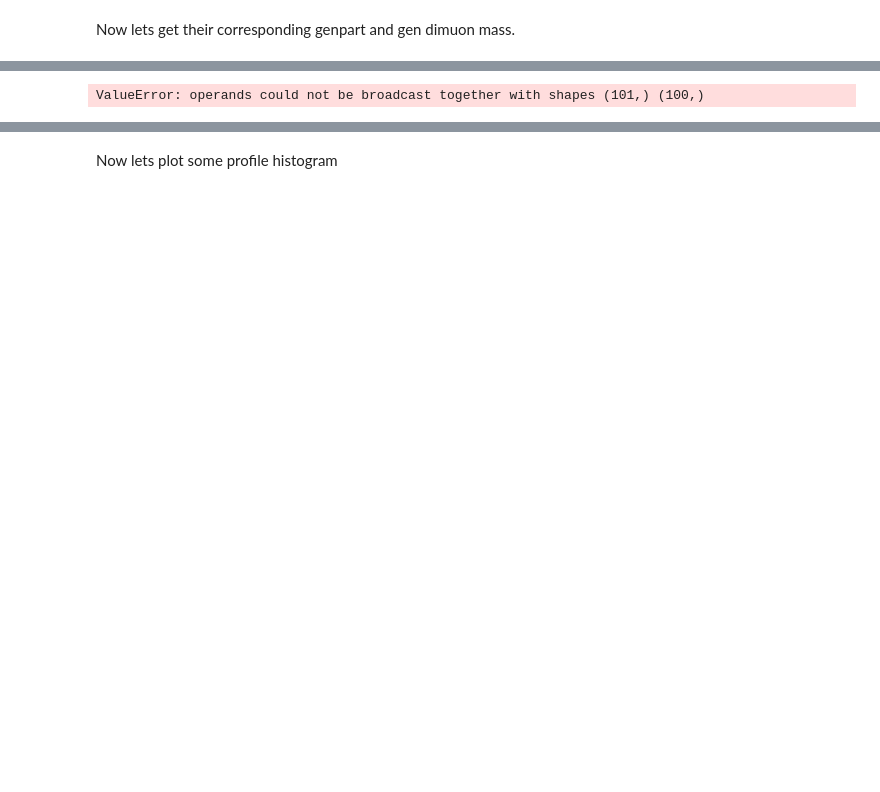
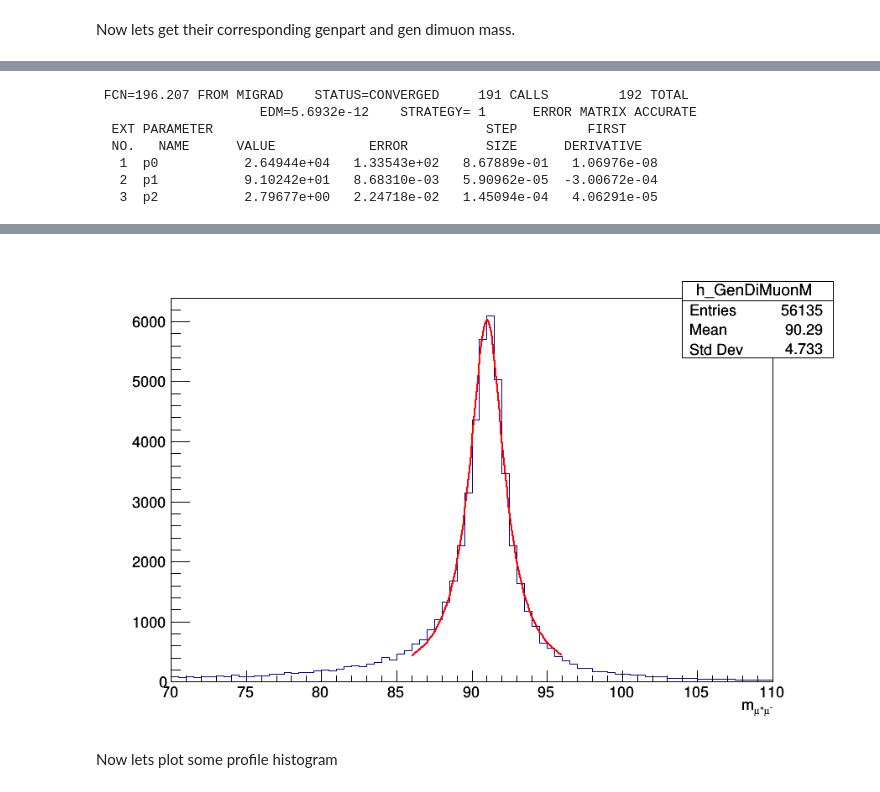
Before and after one commit to Taiantuia/MuonHATSatLPC2020, a Jupyter notebook: Exercise-2-Muon-momentum-scale-and-resolution-corrections.ipynb, the cells around one changed output, grey strips where cells are left out. Saved outputs shown, nothing was run; the diff lists cells and outputs as text; code cells hidden in the pictures; blank space fills up the shorter version.

```diff
--- a/Exercise-2-Muon-momentum-scale-and-resolution-corrections.ipynb
+++ b/Exercise-2-Muon-momentum-scale-and-resolution-corrections.ipynb
@@ -129,21 +129,23 @@ n
         128., 129., 130., 131., 132., 133., 134., 135., 136., 137., 138.,
         139., 140.], dtype=float32),
  <a list of 1 Patch objects>)
-# %%
-def relativistic_breit_wigner(x, resonance_mass, width, normalization):
-    gamma = np.sqrt(resonance_mass ** 2 * (resonance_mass ** 2 + width ** 2))
-    k = 2.0 * np.sqrt(2) * resonance_mass * width * gamma / (np.pi * np.sqrt(resonance_mass ** 2 + gamma))
-    return normalization * k / ((x ** 2 - resonance_mass ** 2) ** 2 + resonance_mass ** 2 * width ** 2)
-
-popt, pcov = curve_fit(relativistic_breit_wigner, n[1], n[0], p0=[90, 10, 1000], sigma=np.sqrt(n[0]))
-
-plt.hist(gen_dimuon_p4.mass, bins=40, range=(70, 110), label='Data')
-x = np.linspace(80, 100, 200)
-y = relativistic_breit_wigner(x, *popt)
-plt.plot(x, y, label='Fit')
-plt.xlabel('Dimuon invariant mass [GeV]')
-plt.ylabel('Number of dimuon events / 1 MeV')
-plt.legend()
-plt.show()
-# %% [output]
-ValueError: operands could not be broadcast together with shapes (101,) (100,)
+# %%
+c6 = ROOT.TCanvas("gendimuonmass","",900,600)
+h_GenDiMuonM = ROOT.TH1F("h_GenDiMuonM",";m_{#mu^{+}#mu^{-}};",80,70,110)
+for m in gen_dimuon_p4.mass:
+    h_GenDiMuonM.Fill(m)
+h_GenDiMuonM.Draw()
+c6.Draw()
+f2 = ROOT.TF1("f2", "[0]*TMath::BreitWigner(x, [1], [2])", 86., 96.);
+f2.SetParameter(1, 91.1876);
+f2.SetParameter(2, 2.4952);
+h_GenDiMuonM.Fit("f2", "", "", 86., 96.);
+c6.Draw()
+# %% [output]
+ FCN=196.207 FROM MIGRAD    STATUS=CONVERGED     191 CALLS         192 TOTAL
+                     EDM=5.6932e-12    STRATEGY= 1      ERROR MATRIX ACCURATE
+  EXT PARAMETER                                   STEP         FIRST
+  NO.   NAME      VALUE            ERROR          SIZE      DERIVATIVE
+   1  p0           2.64944e+04   1.33543e+02   8.67889e-01   1.06976e-08
+   2  p1           9.10242e+01   8.68310e-03   5.90962e-05  -3.00672e-04
+   3  p2           2.79677e+00   2.24718e-02   1.45094e-04   4.06291e-05
@@ -150,3 +154,4 @@ ValueError: operands could not be broadcast together with shapes (101,) (100,)
+[figure, added]
 # %% [markdown]
 Now lets plot some profile histogram
 # %%
```
Also changed, not shown: parts of 22 cells of this notebook.
